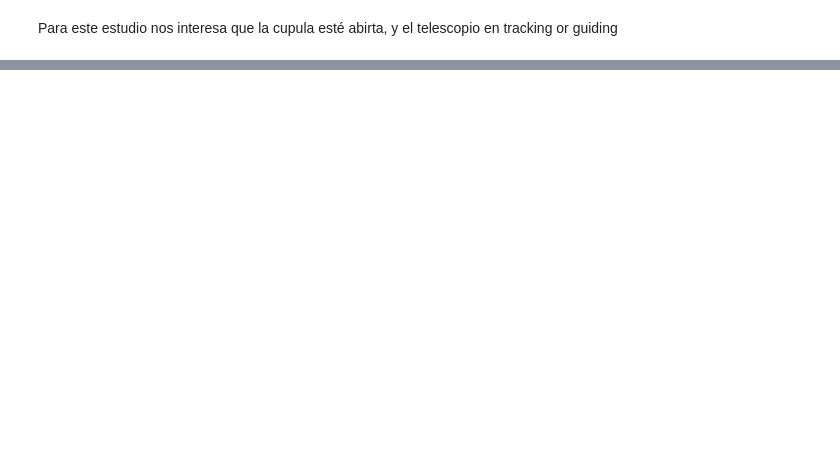
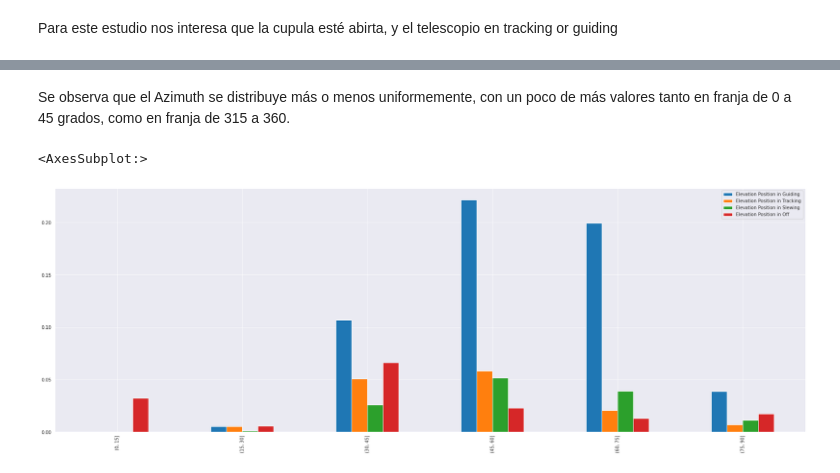
Before and after one commit to mahulo2009/DataScientistND_DataScienceBlogPost, a Jupyter notebook: Following_Error_March_2021.ipynb, the cells around one changed output, grey strips where cells are left out. Cells and saved outputs as stored; diff of their text form; code cells hidden in the pictures; blank space fills up the shorter version.

```diff
--- a/Following_Error_March_2021.ipynb
+++ b/Following_Error_March_2021.ipynb
@@ -164,0 +119,14 @@ plt.show()
+# %% [markdown]
+Se observa que el Azimuth se distribuye más o menos uniformemente, con un poco de más valores tanto en franja de 0 a 45 grados, como en franja de 315 a 360.
+# %%
+df_elevation = pd.DataFrame()
+
+df_elevation['Elevation Position in Guiding'] = ( pd.cut(x=df_guiding['MACS.ElevationAxis.position'], bins=np.arange(0,90+15,15)).value_counts(sort=False) /df.shape[0] )
+df_elevation['Elevation Position in Tracking'] = ( pd.cut(x=df_track['MACS.ElevationAxis.position'], bins=np.arange(0,90+15,15)).value_counts(sort=False) /df.shape[0] )
+df_elevation['Elevation Position in Slewing'] = ( pd.cut(x=df_slewing['MACS.ElevationAxis.position'], bins=np.arange(0,90+15,15)).value_counts(sort=False) /df.shape[0] )
+df_elevation['Elevation Position in Off'] = ( pd.cut(x=df_off['MACS.ElevationAxis.position'], bins=np.arange(0,90+15,15)).value_counts(sort=False) /df.shape[0] )
+
+df_elevation.plot.bar()
+# %% [output]
+<AxesSubplot:>
+[figure, added]
```
Also changed, not shown: parts of 46 cells of this notebook.
